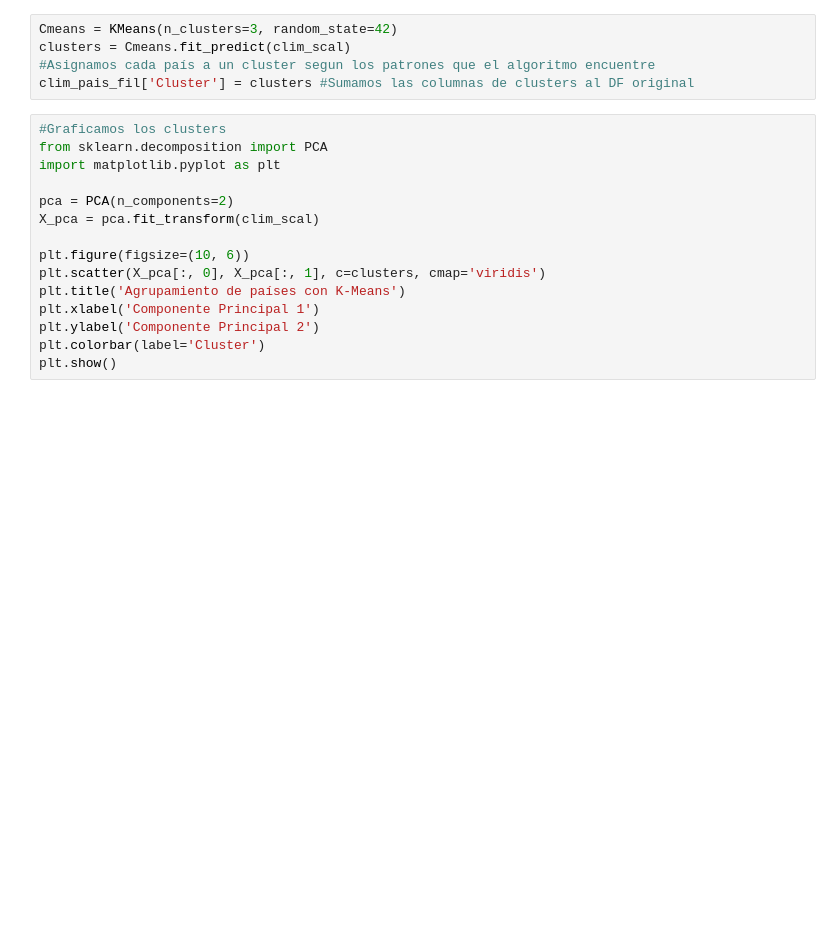
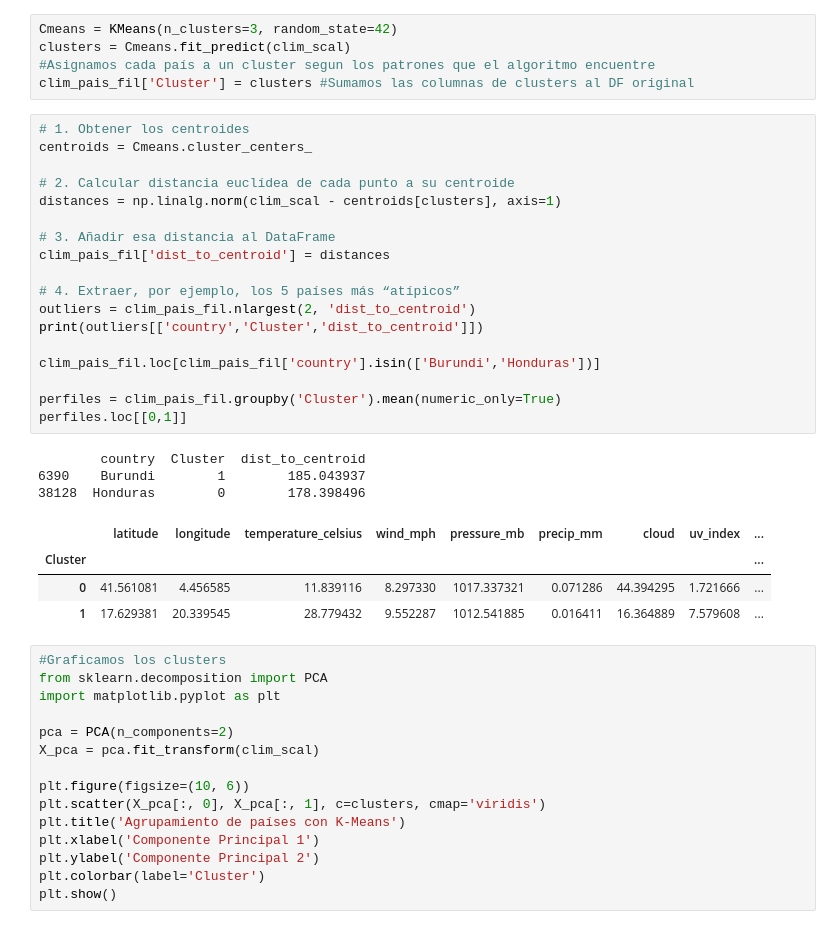
Before and after one commit to BelenUrdangarin/Integrador-Urdangarin---Olivera, a Jupyter notebook: Pre_entrega_4(Urdangarin_Olivera).ipynb, the cells around one changed output. Saved outputs shown, nothing was run; the diff lists cells and outputs as text; blank space fills up the shorter version.

```diff
--- a/Pre_entrega_4(Urdangarin_Olivera).ipynb
+++ b/Pre_entrega_4(Urdangarin_Olivera).ipynb
@@ -90,6 +97,32 @@ Cmeans = KMeans(n_clusters=3, random_state=42)
 clusters = Cmeans.fit_predict(clim_scal)
 #Asignamos cada país a un cluster segun los patrones que el algoritmo encuentre
 clim_pais_fil['Cluster'] = clusters #Sumamos las columnas de clusters al DF original
+# %%
+# 1. Obtener los centroides
+centroids = Cmeans.cluster_centers_
+
+# 2. Calcular distancia euclídea de cada punto a su centroide
+distances = np.linalg.norm(clim_scal - centroids[clusters], axis=1)
+
+# 3. Añadir esa distancia al DataFrame
+clim_pais_fil['dist_to_centroid'] = distances
+
+# 4. Extraer, por ejemplo, los 5 países más “atípicos”
+outliers = clim_pais_fil.nlargest(2, 'dist_to_centroid')
+print(outliers[['country','Cluster','dist_to_centroid']])
+
+clim_pais_fil.loc[clim_pais_fil['country'].isin(['Burundi','Honduras'])]
+
+perfiles = clim_pais_fil.groupby('Cluster').mean(numeric_only=True)
+perfiles.loc[[0,1]]
+# %% [output]
+        country  Cluster  dist_to_centroid
+6390    Burundi        1        185.043937
+38128  Honduras        0        178.398496
+|  | latitude | longitude | temperature_celsius | wind_mph | pressure_mb | precip_mm | cloud | uv_index | ... |
+| Cluster |  |  |  |  |  |  |  |  | ... |
+| 0 | 41.561081 | 4.456585 | 11.839116 | 8.297330 | 1017.337321 | 0.071286 | 44.394295 | 1.721666 | ... |
+| 1 | 17.629381 | 20.339545 | 28.779432 | 9.552287 | 1012.541885 | 0.016411 | 16.364889 | 7.579608 | ... |
 # %%
 #Graficamos los clusters
 from sklearn.decomposition import PCA
```
Also changed, not shown: parts of 1 cell of this notebook.
